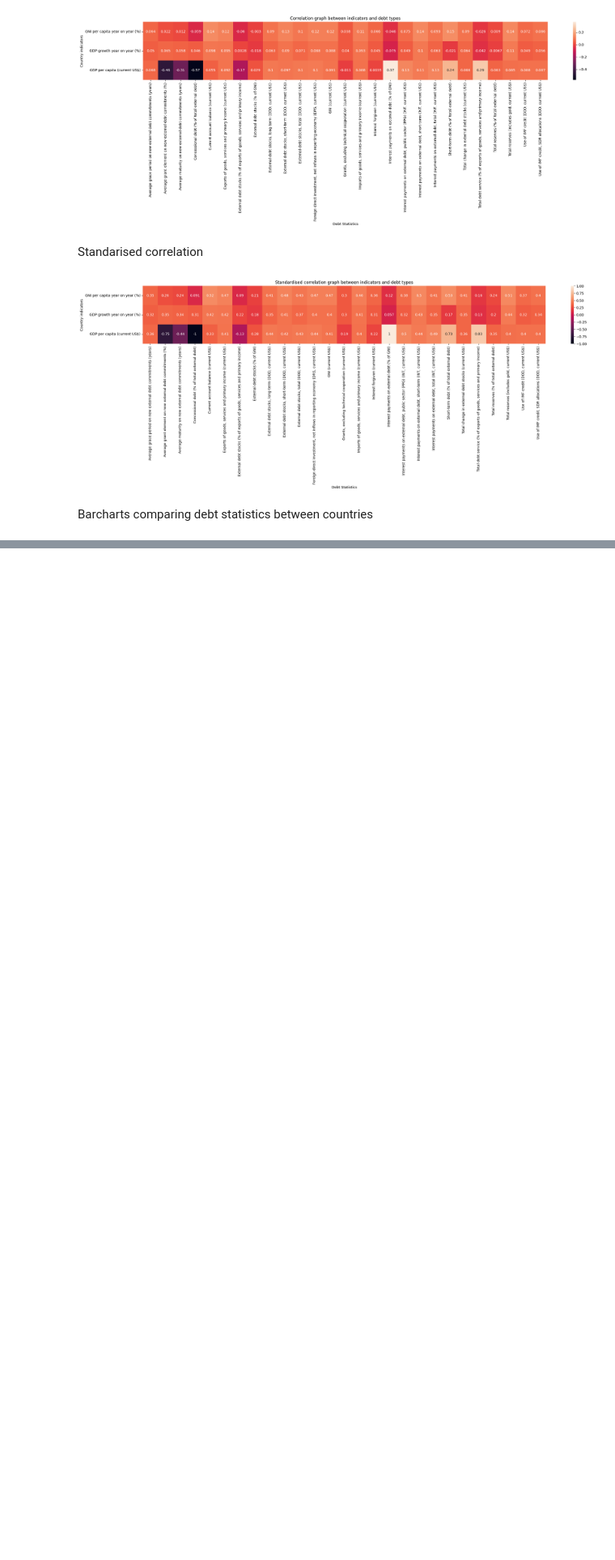
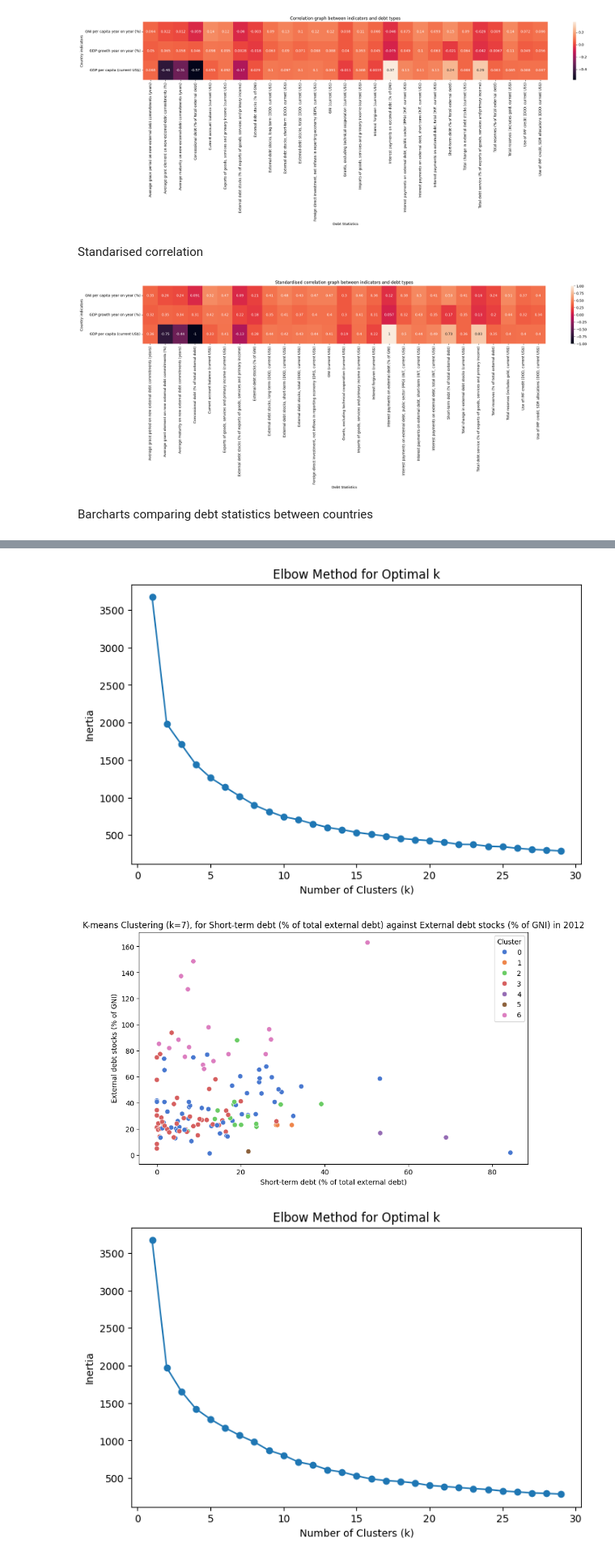
Before and after one commit to Bossm4n/international_debt_analysis, a Jupyter notebook: debt_analysis_jup-notebook.ipynb, the cells around one changed output, grey strips where cells are left out. Shown at 81% size. Saved outputs shown, nothing was run; the diff lists cells and outputs as text; code cells hidden in the pictures; blank space fills up the shorter version.

Commit message:
Cluster Analysis added

```diff
--- a/debt_analysis_jup-notebook.ipynb
+++ b/debt_analysis_jup-notebook.ipynb
@@ -458,0 +460,60 @@ get_barchart(barchart_input)
+# %%
+
+
+def get_cluster(feature_1,feature_2,_year):
+
+    df_cluster_data = get_rearranged_year_data(all_years_data,_year)
+
+    # Replace 'nan' with actual NaN values
+    df_cluster_data.replace('nan', np.nan, inplace=True)
+
+    # Convert non-numeric values to NaN
+    df_cluster_data = df_cluster_data.apply(pd.to_numeric, errors='coerce')
+
+    # Handle missing values by imputing with the mean of each column
+    df_cluster_data_filled = df_cluster_data.fillna(df_cluster_data.mean())
+
+    # Standarise the data
+    scaled_data = scaler.fit_transform(df_cluster_data_filled)
+
+    # Determine the optimal number of clusters using the Elbow Method
+    inertia = []
+    for n_clusters in range(1, 30):
+        kmeans = KMeans(n_clusters=n_clusters, random_state=42)
+        kmeans.fit(scaled_data)
+        inertia.append(kmeans.inertia_)
+
+    # Plot the Elbow Method
+    plt.figure(figsize=(8, 5))
+    plt.plot(range(1, 30), inertia, marker='o')
+    plt.title('Elbow Method for Optimal k')
+    plt.xlabel('Number of Clusters (k)')
+    plt.ylabel('Inertia')
+    plt.show()
+
+    # Based on the Elbow Method, choose the optimal number of clusters (k) through this loop
+
+    for intertia_value in inertia:
+        # The optimal of k is taken to be the first value such that intertia of that value is a quater of the intital inertia
+        if intertia_value <= 0.25 * inertia[0]:
+            optimal_k = inertia.index(intertia_value)
+            break
+
+
+    # Apply K-means clustering
+    kmeans = KMeans(n_clusters=optimal_k, random_state=42, n_init=10)
+    df_cluster_data_filled['Cluster'] = kmeans.fit_predict(scaled_data)
+
+    # Visualize the clusters
+    plt.figure(figsize=(10, 6))
+    sns.scatterplot(x=feature_1, y=feature_2, hue='Cluster', data=df_cluster_data_filled, palette='muted', s=50)
+    plt.title(f'K-means Clustering (k={optimal_k}), for {feature_1} against {feature_2} in {_year}')
+    plt.show()
+
+get_cluster('Short-term debt (% of total external debt)','External debt stocks (% of GNI)',2012)
+get_cluster('Average maturity on new external debt commitments (years)','Concessional debt (% of total external debt)',2009)
+get_cluster('Average grant element on new external debt commitments (%)','Interest payments on external debt (% of GNI)',2006)
+# %% [output]
+[figure, added]
+[figure, added]
+[figure, added]
```
Also changed, not shown: parts of 5 cells of this notebook.
